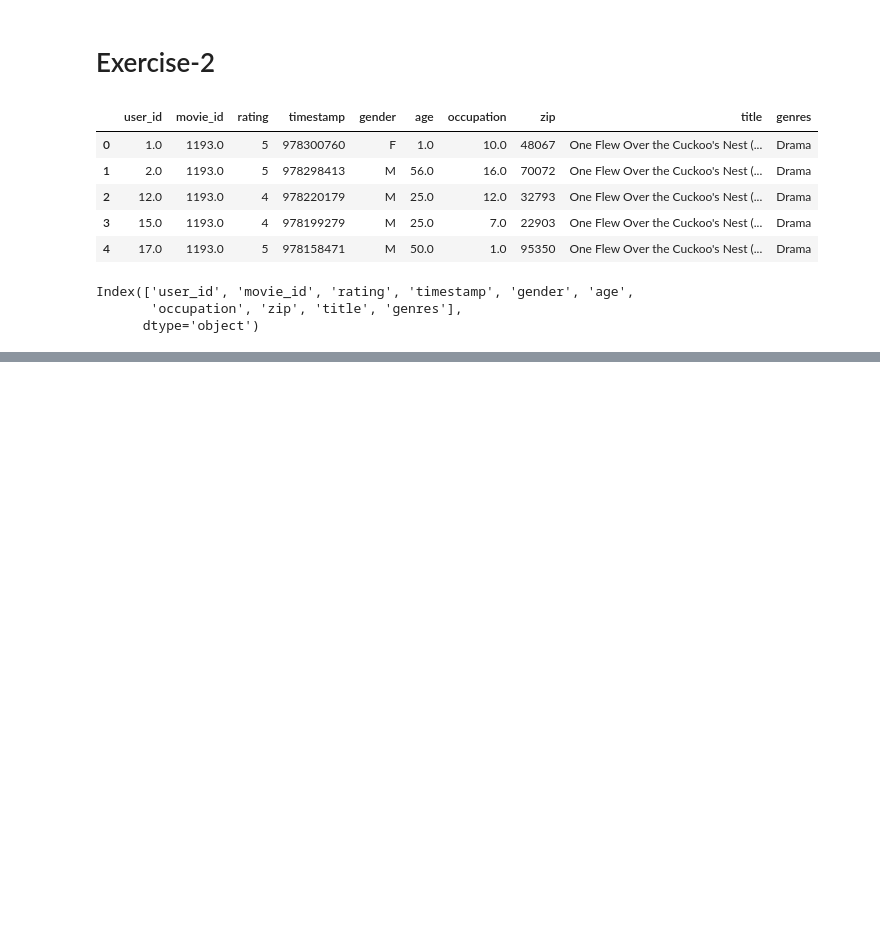
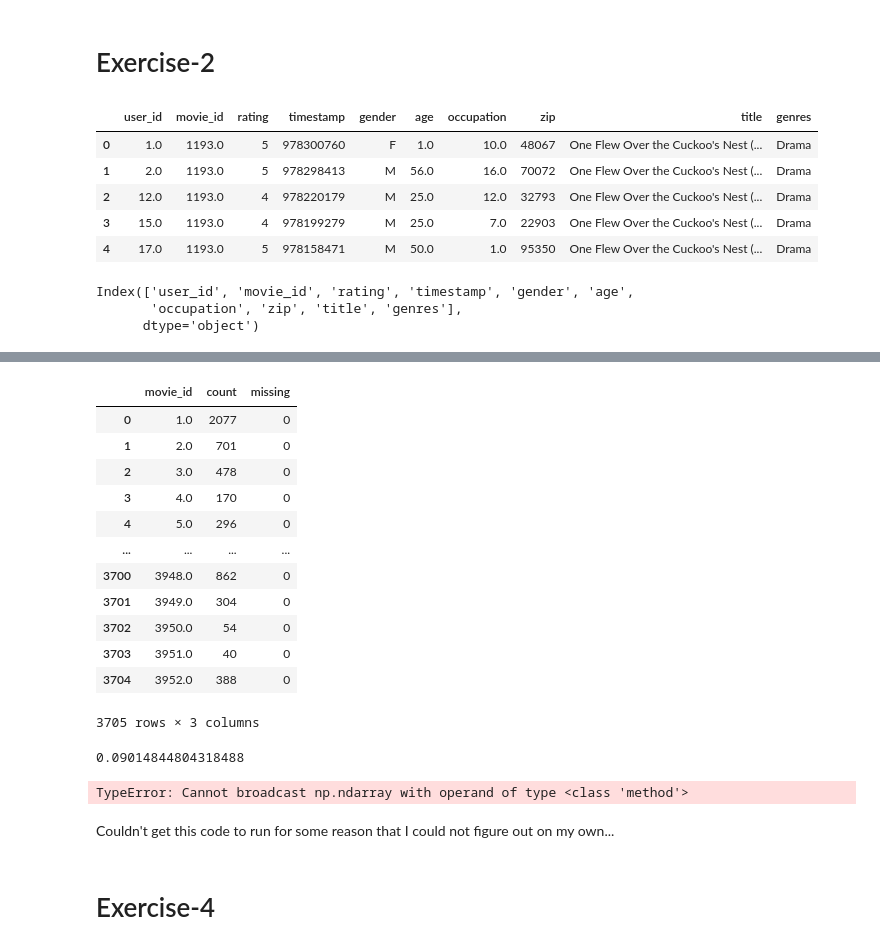
Before and after one commit to bdr5349/Bmis-2542, a Jupyter notebook: Session 3/Session3_Exercises.ipynb, the cells around one changed output, grey strips where cells are left out. Saved outputs shown, nothing was run; the diff lists cells and outputs as text; code cells hidden in the pictures; blank space fills up the shorter version.

```diff
--- a/Session 3/Session3_Exercises.ipynb
+++ b/Session 3/Session3_Exercises.ipynb
@@ -77,0 +104,2 @@ df1['month'].between(9, 12, inclusive=True).shape[0]
+# %%
+moviemissing1=df1.groupby(['movie_id'])['movie_id'].agg('count').reset_index(name='count')
@@ -77,0 +122,3 @@ df1['month'].between(9, 12, inclusive=True).shape[0]
+# %%
+moviemissing2=df1.groupby(['movie_id'])['missing'].agg('sum').reset_index(name='missing')
+moviemissing2
@@ -77,0 +139,30 @@ df1['month'].between(9, 12, inclusive=True).shape[0]
+# %%
+moviemissing=pd.merge(moviemissing1, moviemissing2, how='outer')
+# %%
+moviemissing
+# %% [output]
+|  | movie_id | count | missing |
+| 0 | 1.0 | 2077 | 0 |
+| 1 | 2.0 | 701 | 0 |
+| 2 | 3.0 | 478 | 0 |
+| 3 | 4.0 | 170 | 0 |
+| 4 | 5.0 | 296 | 0 |
+| ... | ... | ... | ... |
+| 3700 | 3948.0 | 862 | 0 |
+| 3701 | 3949.0 | 304 | 0 |
+| 3702 | 3950.0 | 54 | 0 |
+| 3703 | 3951.0 | 40 | 0 |
+| 3704 | 3952.0 | 388 | 0 |
+3705 rows × 3 columns
+# %%
+moviemissing["missing"].mean()
+# %% [output]
+0.09014844804318488
+# %%
+moviemissing['missing proportion']=moviemissing.missing/moviemissing.count*100
+# %% [output]
+TypeError: Cannot broadcast np.ndarray with operand of type <class 'method'>
+# %% [markdown]
+Couldn't get this code to run for some reason that I could not figure out on my own...
+# %% [markdown]
+# Exercise-4
```
Also changed, not shown: parts of 19 cells of this notebook, 4 other files.
